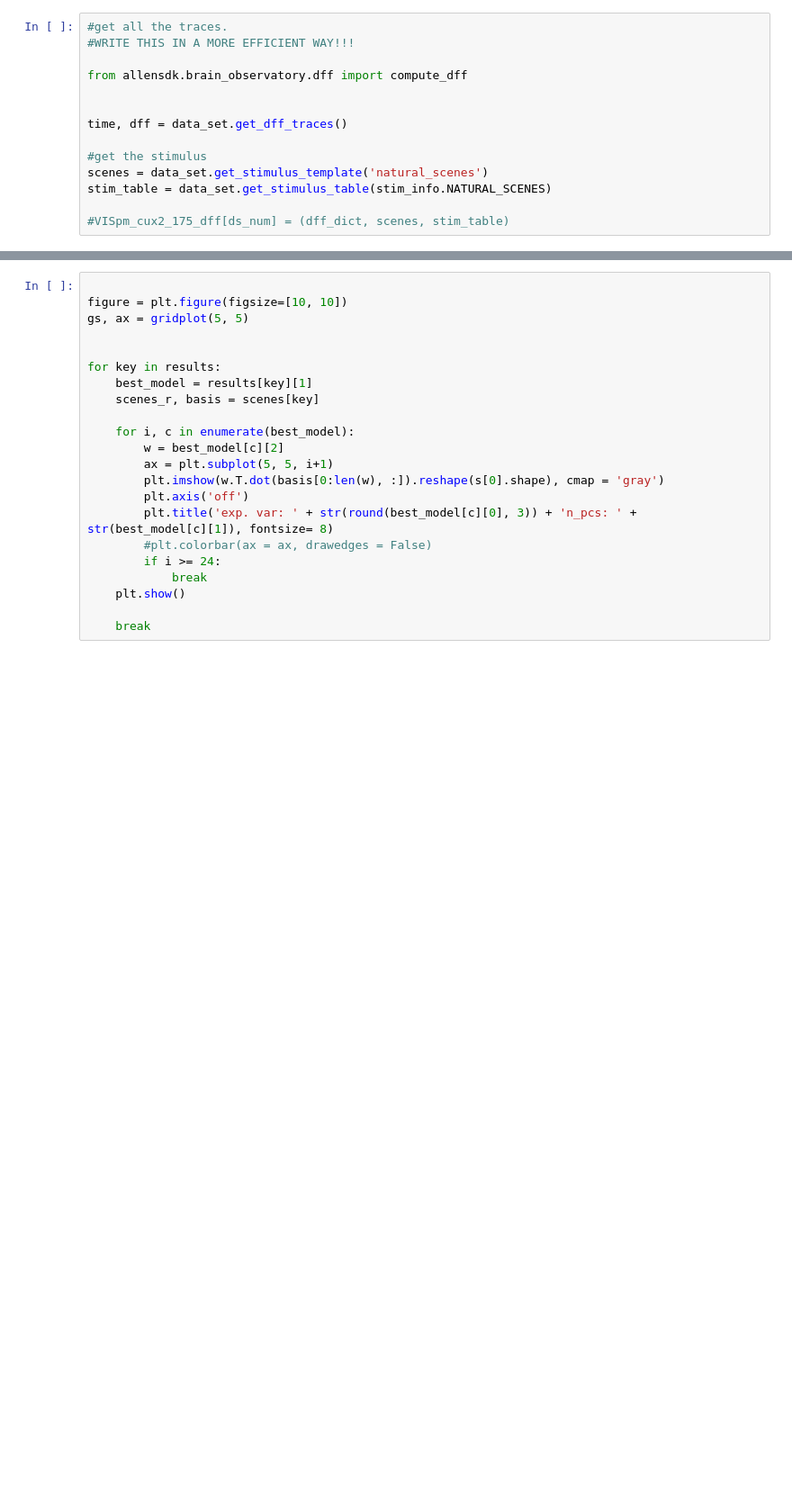
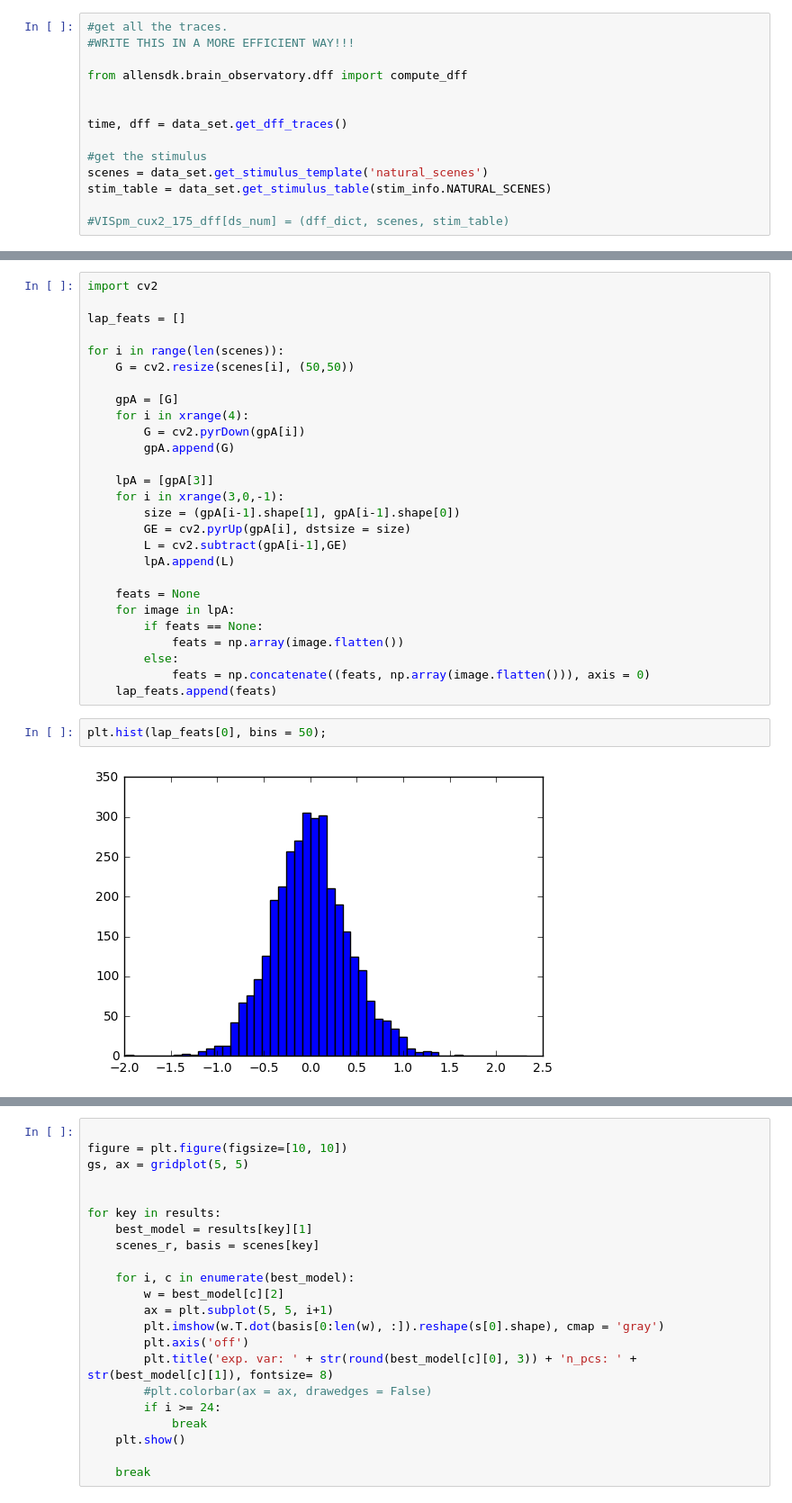
Before and after one commit to achristensen56/PyGLM, a Jupyter notebook: Linear Models - Including Running Speed.ipynb, the cells around one changed output, grey strips where cells are left out. Shown at 90% size. Cells and saved outputs as stored; diff of their text form; blank space fills up the shorter version.

```diff
--- a/Linear Models - Including Running Speed.ipynb
+++ b/Linear Models - Including Running Speed.ipynb
@@ -114,3 +108,34 @@ AttributeError: 'module' object has no attribute '_ipython_cache'
+# %%
+import cv2
+
+lap_feats = []
+
+for i in range(len(scenes)):
+    G = cv2.resize(scenes[i], (50,50))
+
+    gpA = [G]
+    for i in xrange(4):
+        G = cv2.pyrDown(gpA[i])
+        gpA.append(G)
+
+    lpA = [gpA[3]]
+    for i in xrange(3,0,-1):
+        size = (gpA[i-1].shape[1], gpA[i-1].shape[0])
+        GE = cv2.pyrUp(gpA[i], dstsize = size)
+        L = cv2.subtract(gpA[i-1],GE)
+        lpA.append(L)
+
+    feats = None
+    for image in lpA:
+        if feats == None:
+            feats = np.array(image.flatten())
+        else:
+            feats = np.concatenate((feats, np.array(image.flatten())), axis = 0)
+    lap_feats.append(feats)
+# %%
+plt.hist(lap_feats[0], bins = 50);
+# %% [output]
+[figure, added]
 # %%
 from sklearn.decomposition import PCA
 
```
Also changed, not shown: parts of 10 cells of this notebook, 20 other files.
